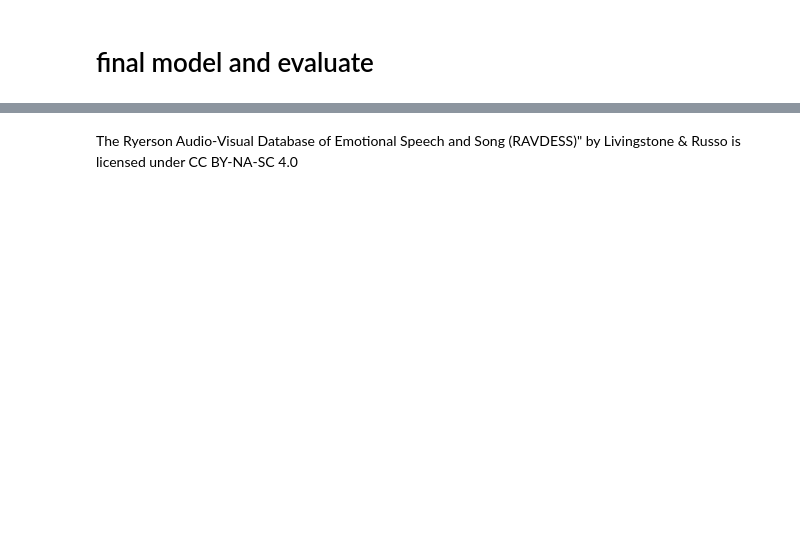
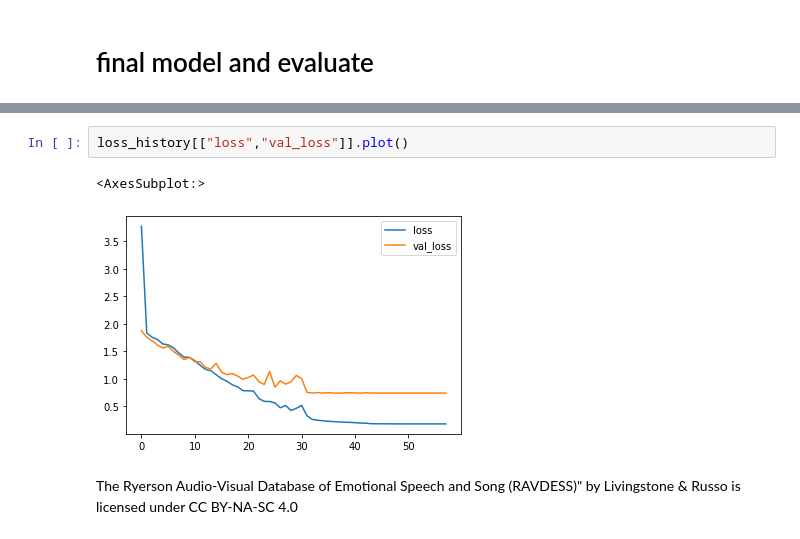
Before and after one commit to Jarvisarmy/-Theoretical_ML_Project, a Jupyter notebook: RAVDESS Emotional speech audio.ipynb, the cells around one changed output, grey strips where cells are left out. Drawn from its saved outputs; the diff is of its cells as text; blank space fills up the shorter version.

```diff
--- a/RAVDESS Emotional speech audio.ipynb
+++ b/RAVDESS Emotional speech audio.ipynb
@@ -627,2 +889,7 @@ Epoch 200/200
+# %%
+loss_history[["loss","val_loss"]].plot()
+# %% [output]
+<AxesSubplot:>
+[figure, added]
 # %% [markdown]
 The Ryerson Audio-Visual Database of Emotional Speech and Song (RAVDESS)" by Livingstone & Russo is licensed under CC BY-NA-SC 4.0
```
Also changed, not shown: parts of 22 cells of this notebook, 58 other files.
